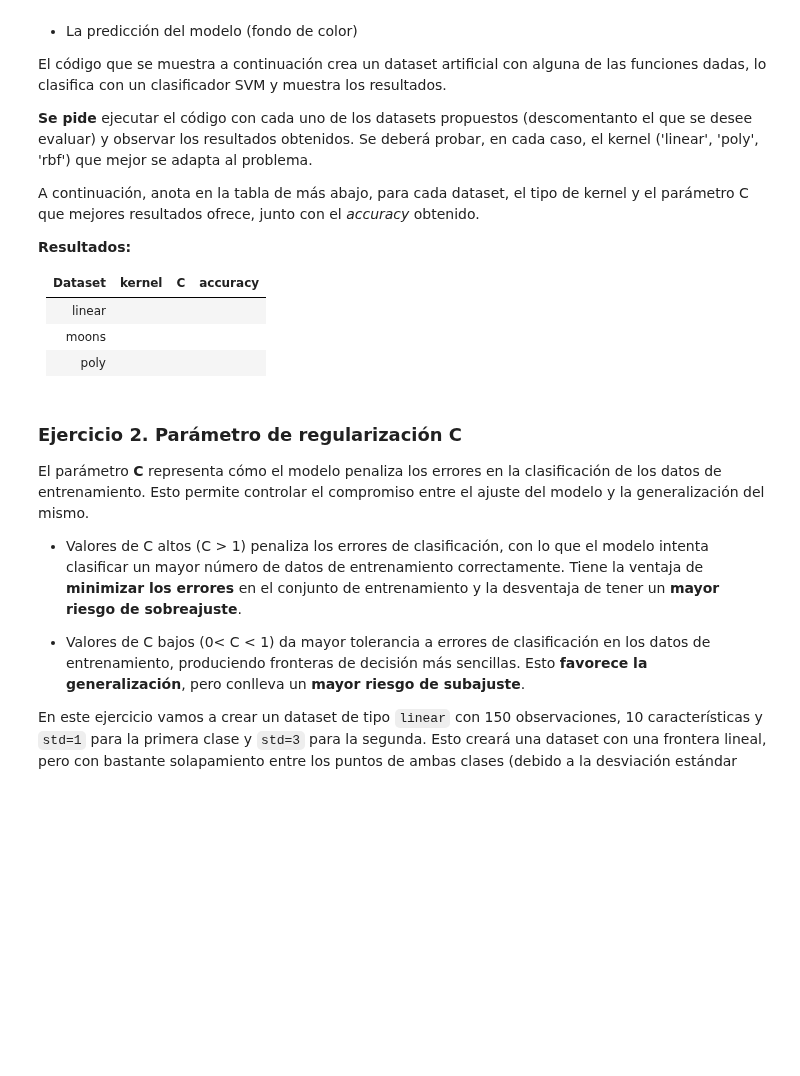
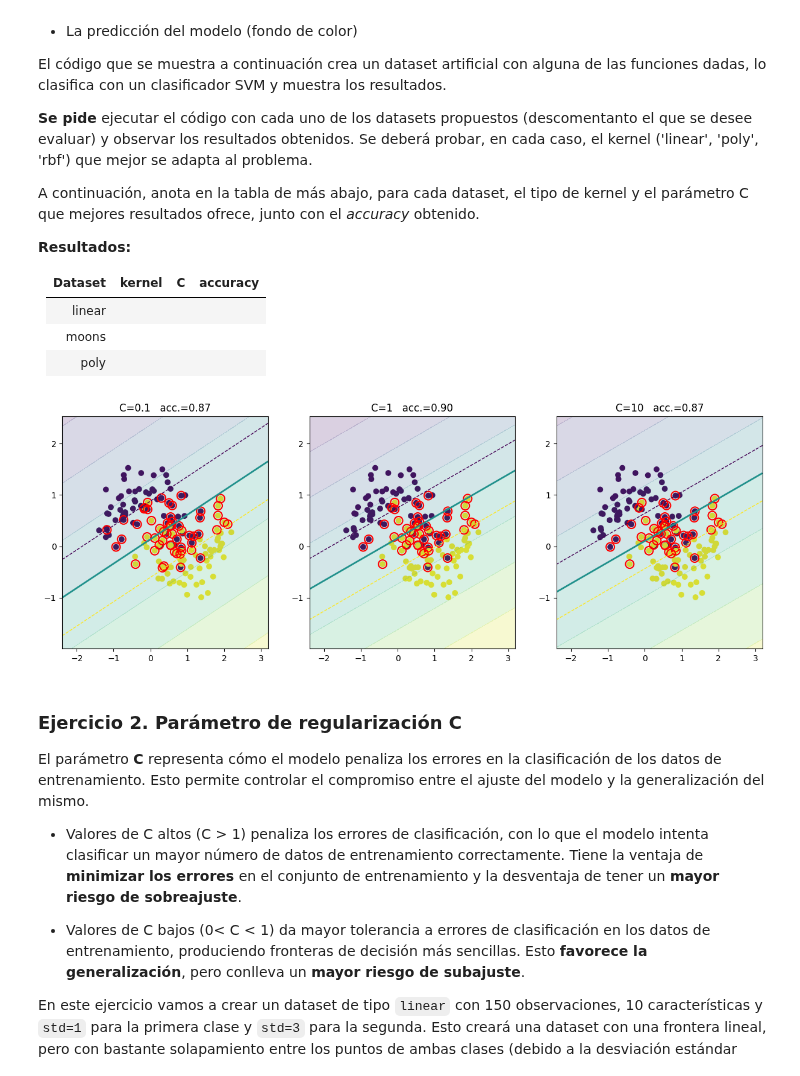
Before and after one commit to RParedesPalacios/MDPII, a Jupyter notebook: Prácticas/P4/S1.ipynb, the cells around one changed output. Saved outputs shown, nothing was run; the diff lists cells and outputs as text; code cells hidden in the pictures; blank space fills up the shorter version.

```diff
--- a/Prácticas/P4/S1.ipynb
+++ b/Prácticas/P4/S1.ipynb
@@ -110,9 +112,19 @@ A continuación, anota en la tabla de más abajo, para cada dataset, el tipo de
 # %%
 
 # Descomenta el dataset que quieras evaluar
-X, y = create_dataset_linear(samples=20, std=[0.65,0.65])  # Dataset lineal
-# X, y = create_dataset_moons(samples=150, noise=0.3)         # Dataset moons
+# X, y = create_dataset_linear(samples=20, std=[0.65,0.65])  # Dataset lineal
+# Kernel lineal, C=0.1, acc=0.5, c=1, acc=0.75, c=10, acc=0.5
+# Kernel polinómico, C=0.1, acc=0.5, c=1, acc=0.5, c=10, acc=0.5  :O
+# Kernel RBF, C=0.1, acc=0.25, c=1, acc=0.75, c=10, acc=0.5
+
+
+X, y = create_dataset_moons(samples=150, noise=0.3)         # Dataset moons
+# Kernel lineal, C=0.1, acc=0.87, c=1, acc=0.90, c=10, acc=0.87
+# Kernel polinómico, C=0.1, acc=0.73, c=1, acc=0.80, c=10, acc=0.83
+# Kernel RBF, C=0.1, acc=0.90, c=1, acc=0.93, c=10, acc=0.90
+
 # X, y = create_dataset_poly([0.1,0,-7], samples=200, noise=0.4)  # Dataset polygon
+# ETC... :)
 
 X_train, X_test, y_train, y_test = train_test_split(X, y, test_size=0.2, shuffle=True, random_state=23)
 
@@ -120,33 +132,35 @@ C = [0.1,1,10]
 _, axes = plt.subplots(nrows=1, ncols=len(C), figsize=(15, 5))
 
 for c,ax in zip(C,axes):
     # Crear y entrenar el modelo SVM
     model = SVC(kernel='linear', C=c, gamma='auto')
     scaler = StandardScaler()
     pipe = Pipeline([("scaler", scaler), ("svm", model)])
     acc = pipe.fit(X_train, y_train).score(X_test, y_test)
 
     # Mostrar puntos de datos
     ax.scatter(X[:, 0], X[:, 1], c=y)
 
     # Mostrar regiones de decisión
     x_min, x_max = X[:, 0].min() - 1, X[:, 0].max() + 1
     y_min, y_max = X[:, 1].min() - 1, X[:, 1].max() + 1
     xx, yy = np.meshgrid(np.linspace(x_min, x_max, 100), np.linspace(y_min, y_max, 100))
     Z = pipe.decision_function(np.c_[xx.ravel(), yy.ravel()])
     Z = Z.reshape(xx.shape)
     ax.contourf(xx, yy, Z, alpha=0.2)
 
     # Mostrar márgenes y frontera de decisión
     ax.contour(xx, yy, Z, levels=[-1,0,1], linestyles=['--', '-', '--'], linewidths=[1,2,1])  # Línea de frontera y márgenes
 
     # Mostrar vectores soporte
     support_vectors = scaler.inverse_transform(model.support_vectors_)
     ax.scatter(support_vectors[:, 0], support_vectors[:, 1], s=100, facecolors='none', edgecolors='red', linewidths=1.5, label="Vectores de soporte")
 
     # Título
     ax.set_title(f'C={c}   acc.={acc:.2f}')
 plt.show()
+# %% [output]
+[figure, added]
 # %% [markdown]
 ### Ejercicio 2. Parámetro de regularización C
 
```
Also changed, not shown: parts of 1 cell of this notebook, 1 other file.
